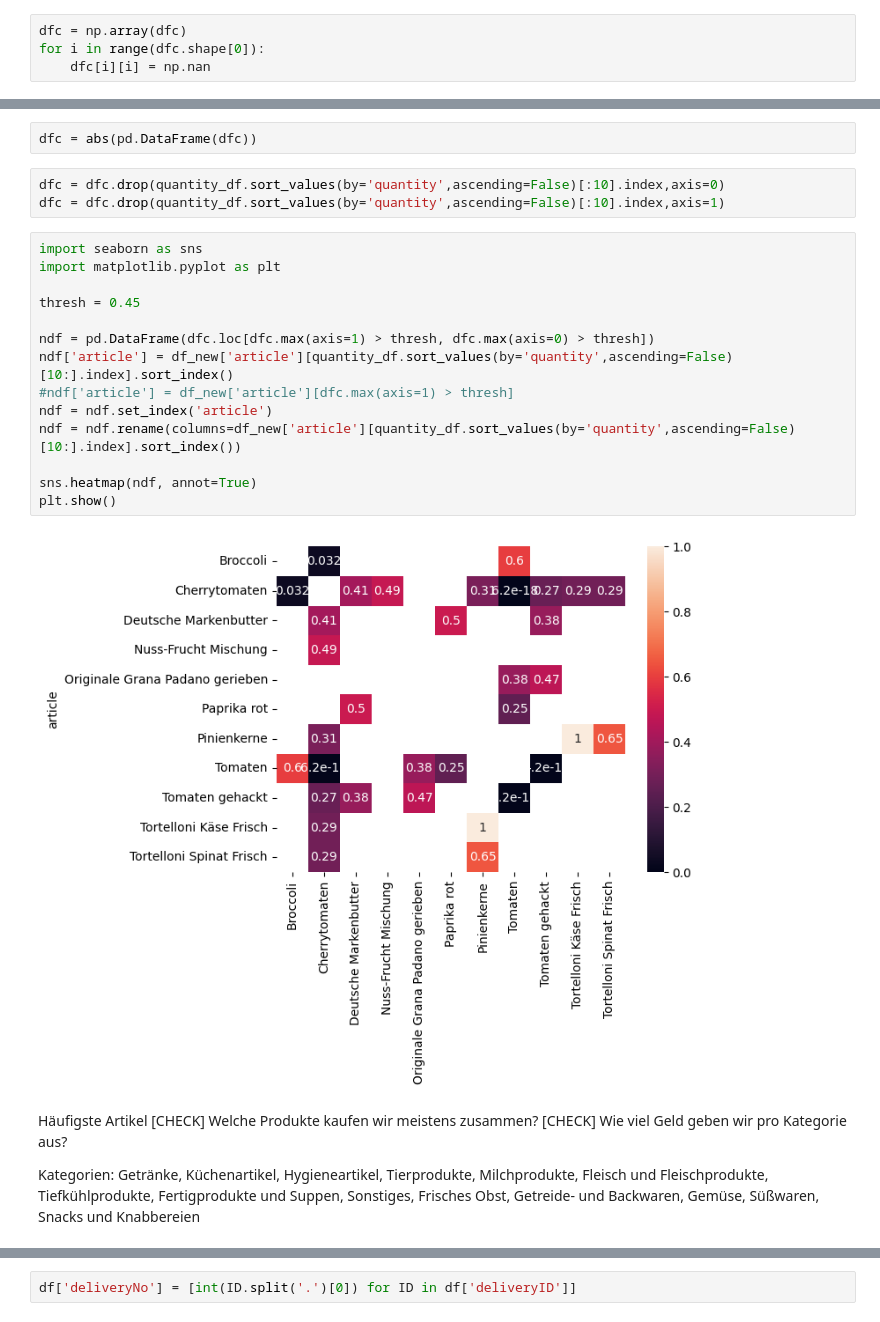
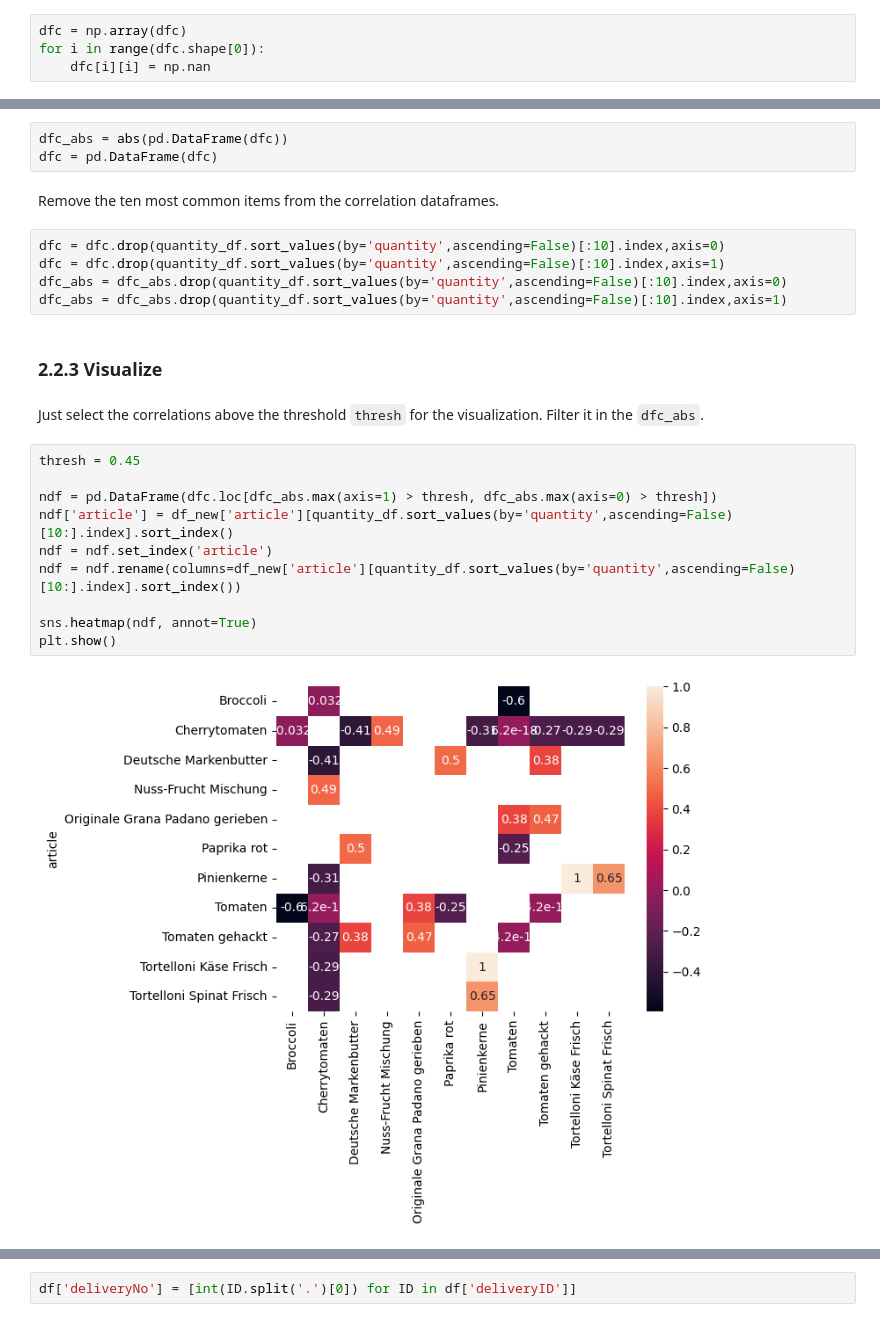
Before and after one commit to GeorgVetterGit/BlogPost, a Jupyter notebook: analysis.ipynb, the cells around one changed output, grey strips where cells are left out. Cells and saved outputs as stored; diff of their text form.

```diff
--- a/analysis.ipynb
+++ b/analysis.ipynb
@@ -51,27 +76,26 @@ for i in range(dfc.shape[0]):
 # %%
-dfc = abs(pd.DataFrame(dfc))
+dfc_abs = abs(pd.DataFrame(dfc))
+dfc = pd.DataFrame(dfc)
+# %% [markdown]
+Remove the ten most common items from the correlation dataframes.
 # %%
 dfc = dfc.drop(quantity_df.sort_values(by='quantity',ascending=False)[:10].index,axis=0)
 dfc = dfc.drop(quantity_df.sort_values(by='quantity',ascending=False)[:10].index,axis=1)
+dfc_abs = dfc_abs.drop(quantity_df.sort_values(by='quantity',ascending=False)[:10].index,axis=0)
+dfc_abs = dfc_abs.drop(quantity_df.sort_values(by='quantity',ascending=False)[:10].index,axis=1)
+# %% [markdown]
+### 2.2.3 Visualize
+# %% [markdown]
+Just select the correlations above the threshold `thresh` for the visualization. Filter it in the `dfc_abs`.
 # %%
-import seaborn as sns
-import matplotlib.pyplot as plt
-
 thresh = 0.45
 
-ndf = pd.DataFrame(dfc.loc[dfc.max(axis=1) > thresh, dfc.max(axis=0) > thresh])
+ndf = pd.DataFrame(dfc.loc[dfc_abs.max(axis=1) > thresh, dfc_abs.max(axis=0) > thresh])
 ndf['article'] = df_new['article'][quantity_df.sort_values(by='quantity',ascending=False)[10:].index].sort_index()
-#ndf['article'] = df_new['article'][dfc.max(axis=1) > thresh]
 ndf = ndf.set_index('article')
 ndf = ndf.rename(columns=df_new['article'][quantity_df.sort_values(by='quantity',ascending=False)[10:].index].sort_index())
 
 sns.heatmap(ndf, annot=True)
 plt.show()
 # %% [output]
-[figure, old version]
+[figure, new version]
-# %% [markdown]
-Häufigste Artikel [CHECK]
-Welche Produkte kaufen wir meistens zusammen? [CHECK]
-Wie viel Geld geben wir pro Kategorie aus?
-
-Kategorien: Getränke, Küchenartikel, Hygieneartikel, Tierprodukte, Milchprodukte, Fleisch und Fleischprodukte, Tiefkühlprodukte, Fertigprodukte und Suppen, Sonstiges, Frisches Obst, Getreide- und Backwaren, Gemüse, Süßwaren, Snacks und Knabbereien
```
Also changed, not shown: parts of 60 cells of this notebook, 2 other files.
